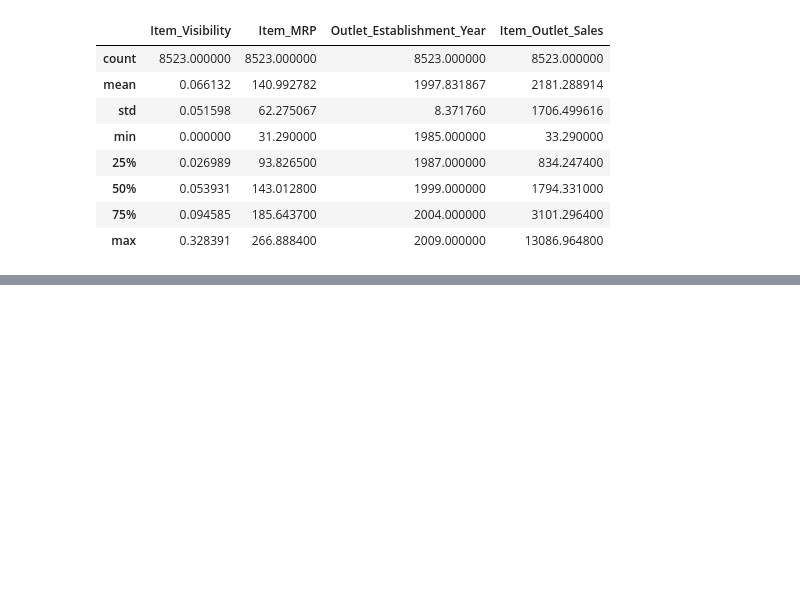
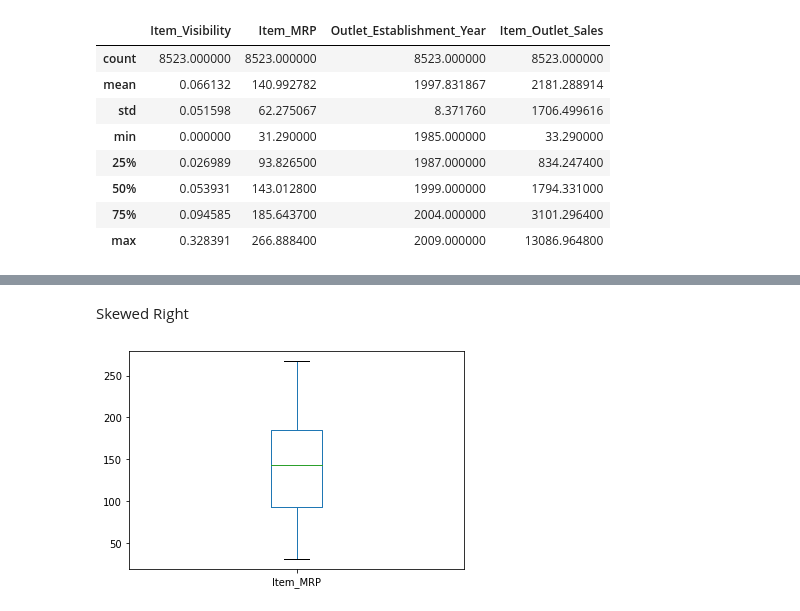
Before and after one commit to gordon-clark16/sales_predictions, a Jupyter notebook: food_sales_predictions.ipynb, the cells around one changed output, grey strips where cells are left out. Cells and saved outputs as stored; diff of their text form; code cells hidden in the pictures; blank space fills up the shorter version.

```diff
--- a/food_sales_predictions.ipynb
+++ b/food_sales_predictions.ipynb
@@ -161,0 +212,6 @@ sales_df.describe()
+# %% [markdown]
+Skewed Right
+# %%
+sales_df['Item_MRP'].plot(kind = 'box');
+# %% [output]
+[figure, added]
```
Also changed, not shown: parts of 41 cells of this notebook.
